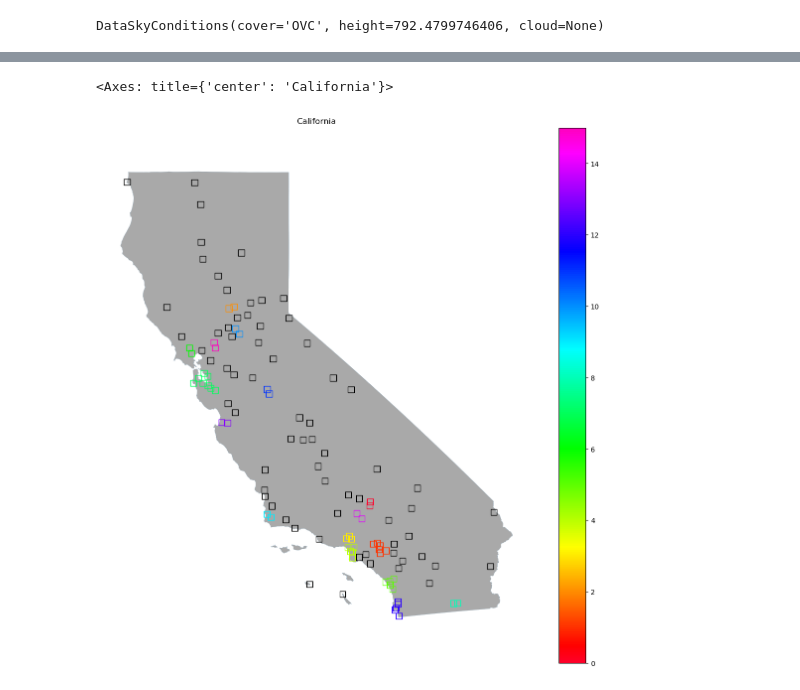
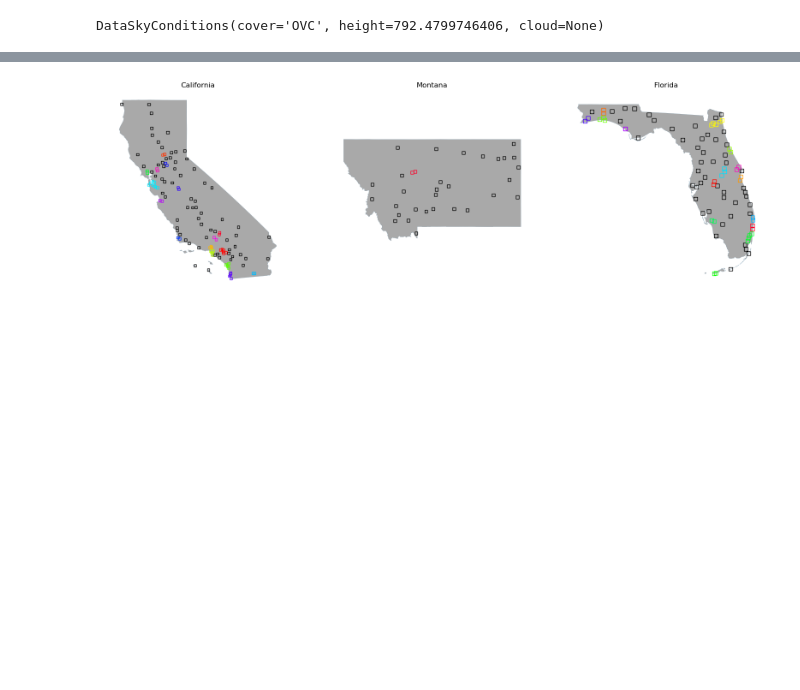
Before and after one commit to ErikWessel/MSCC-Notebooks, a Jupyter notebook: ml_data_preprocessing.ipynb, the cells around one changed output, grey strips where cells are left out. Cells and saved outputs as stored; diff of their text form; code cells hidden in the pictures; blank space fills up the shorter version.

```diff
--- a/ml_data_preprocessing.ipynb
+++ b/ml_data_preprocessing.ipynb
@@ -192,5 +271,5 @@ print(f'{len(remaining_stations)} stations remain')
 # %%
-ax: plt.Axes = metars['timedelta [minutes]'].plot(kind='hist')
+ax: plt.Axes = metars['timedelta [minutes]'].plot.hist(bins=16)
 ax.set_xlabel('time offset in minutes')
 # %% [output]
 Text(0.5, 0, 'time offset in minutes')
@@ -285,11 +372,13 @@ remaining_stations_metadata['cluster'] = remaining_stations_metadata['name'].app
 # %%
-fig, ax = plt.subplots(figsize=(8,8))
-ax.set_aspect('equal', 'datalim')
-ax.set_title(target_state)
-ax.axis(False)
-plot_area_of_interest(ax, 'darkgray')
+fig, axs = plt.subplots(figsize=(20, 6), ncols=len(target_states))
+for i, state in enumerate(target_states):
+    ax: plt.Axes = axs[i]
+    ax.set_aspect('equal', 'datalim')
+    ax.set_title(state)
+    ax.axis(False)
+    plot_state(ax, state, 'darkgray')
 
-remaining_stations_metadata.plot(
-    ax=ax, facecolor='none', edgecolor='black', legend=True
-)
+    remaining_stations_metadata[remaining_stations_metadata['state'] == state].plot(
+        ax=ax, facecolor='none', edgecolor='black', legend=True
+    )
 # %% [output]
@@ -298,19 +386,20 @@ remaining_stations_metadata.plot(
 # %%
-fig, ax = plt.subplots(figsize=(14, 14))
-ax.set_aspect('equal', 'datalim')
-ax.set_title(target_state)
-ax.axis(False)
-plot_area_of_interest(ax, 'darkgray')
+fig, axs = plt.subplots(figsize=(20, 6), ncols=len(target_states))
+for i, state in enumerate(target_states):
+    ax: plt.Axes = axs[i]
+    ax.set_aspect('equal', 'datalim')
+    ax.set_title(state)
+    ax.axis(False)
+    plot_state(ax, state, 'darkgray')
 
-remaining_stations_metadata[remaining_stations_metadata['cluster'] == -1].plot(
-    ax=ax, facecolor='none', edgecolor='black', legend=True
-)
-remaining_stations_metadata[remaining_stations_metadata['cluster'] != -1].plot(
-    column='cluster', ax=ax, facecolor='none', colormap='gist_rainbow', legend=True
-)
+    remaining_stations_metadata[(remaining_stations_metadata['state'] == state) & (remaining_stations_metadata['cluster'] == -1)].plot(
+        ax=ax, facecolor='none', edgecolor='black', legend=False
+    )
+    remaining_stations_metadata[(remaining_stations_metadata['state'] == state) & (remaining_stations_metadata['cluster'] != -1)].plot(
+        column='cluster', ax=ax, facecolor='none', cmap='gist_rainbow', legend=False
+    )
 # %% [output]
-<Axes: title={'center': 'California'}>
-[figure, old version]
+[figure, new version]
 # %%
 cloud_covers = pd.DataFrame(metars['sky_conditions [M]'])
 cloud_covers['cloud cover'] = cloud_covers['sky_conditions [M]'].apply(lambda sky_conditions: [cond.cover for cond in sky_conditions])
```
Also changed, not shown: parts of 85 cells of this notebook.
